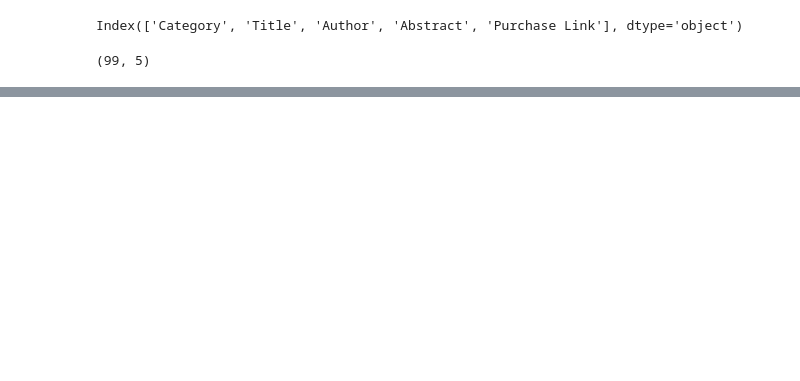
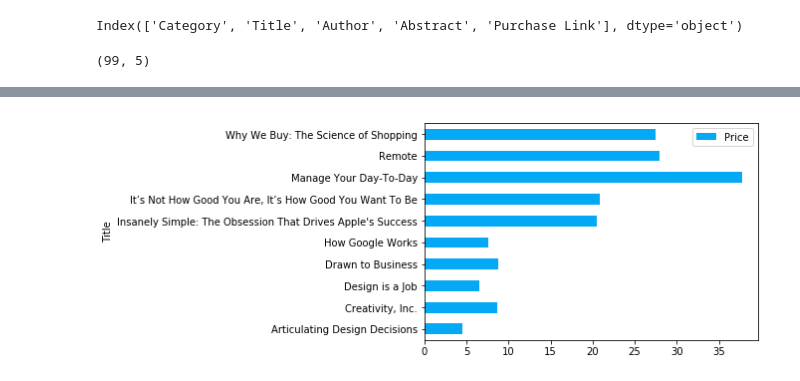
Before and after one commit to kentran27/jupyter, a Jupyter notebook: dataframe.ipynb, the cells around one changed output, grey strips where cells are left out. Cells and saved outputs as stored; diff of their text form; code cells hidden in the pictures; blank space fills up the shorter version.

```diff
--- a/dataframe.ipynb
+++ b/dataframe.ipynb
@@ -37,0 +46,5 @@ df1.head()
+# %%
+import numpy as np
+ # generate positive integers uniform(low, high, size) and add Price col
+df1['Price'] = np.random.uniform(1, 40, len(df1)).round(2)
+df1
@@ -37,0 +63,6 @@ df1.head()
+# %%
+import matplotlib.pyplot as plt
+df1.plot.barh(x=df1.Title, color='#03a9f4')
+plt.show()
+# %% [output]
+[figure, added]
```
Also changed, not shown: parts of 3 cells of this notebook.
